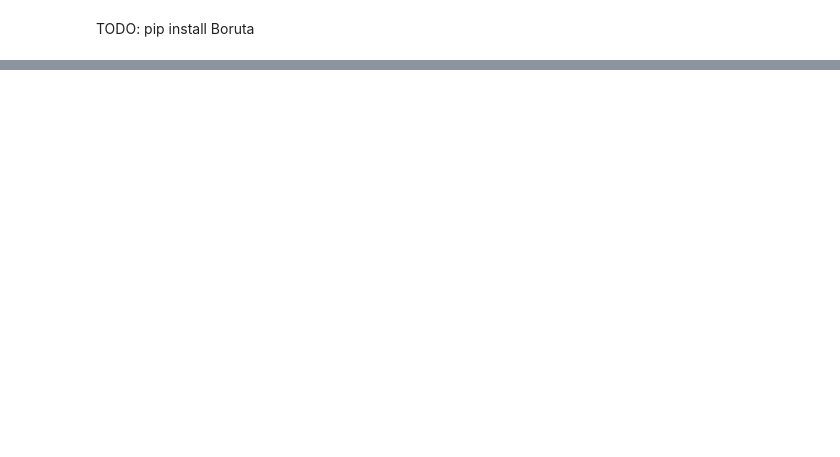
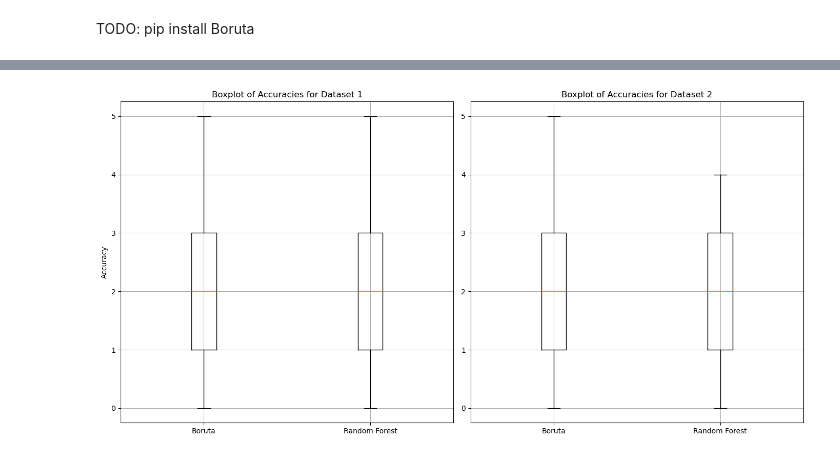
Before and after one commit to LJaremek/AdvancedMachineLearning-MINI, a Jupyter notebook: task_8/main.ipynb, the cells around one changed output, grey strips where cells are left out. Saved outputs shown, nothing was run; the diff lists cells and outputs as text; code cells hidden in the pictures; blank space fills up the shorter version.

```diff
--- a/task_8/main.ipynb
+++ b/task_8/main.ipynb
@@ -160,0 +257,43 @@ print(boruta_features)
+# %%
+feature_names = [f"feature {i}" for i in range(X1.shape[1])]
+significant_features = feature_names[:k]
+
+boruta_acc_ds1 = []
+rforest_acc_ds1 = []
+
+boruta_acc_ds2 = []
+rforest_acc_ds2 = []
+
+for _ in range(50):
+    X1, y1 = get_dataset_1(100, 50, 10)
+    X2, y2 = get_dataset_1(100, 50, 10)
+
+    b_results, rf_results = check_dataset(X1, y1, significant_features, False)
+
+    boruta_acc_ds1.append(b_results)
+    rforest_acc_ds1.append(rf_results)
+
+    b_results, rf_results = check_dataset(X2, y2, significant_features, False)
+
+    boruta_acc_ds2.append(b_results)
+    rforest_acc_ds2.append(rf_results)
+# %%
+plt.figure(figsize=(14, 7))
+
+# Dataset 1
+plt.subplot(1, 2, 1)
+plt.boxplot([boruta_acc_ds1, rforest_acc_ds1], labels=['Boruta', 'Random Forest'])
+plt.title('Boxplot of Accuracies for Dataset 1')
+plt.ylabel('Accuracy')
+plt.grid(True)
+
+# Dataset 2
+plt.subplot(1, 2, 2)
+plt.boxplot([boruta_acc_ds2, rforest_acc_ds2], labels=['Boruta', 'Random Forest'])
+plt.title('Boxplot of Accuracies for Dataset 2')
+plt.grid(True)
+
+plt.tight_layout()
+plt.show()
+# %% [output]
+[figure, added]
```
Also changed, not shown: parts of 14 cells of this notebook.
